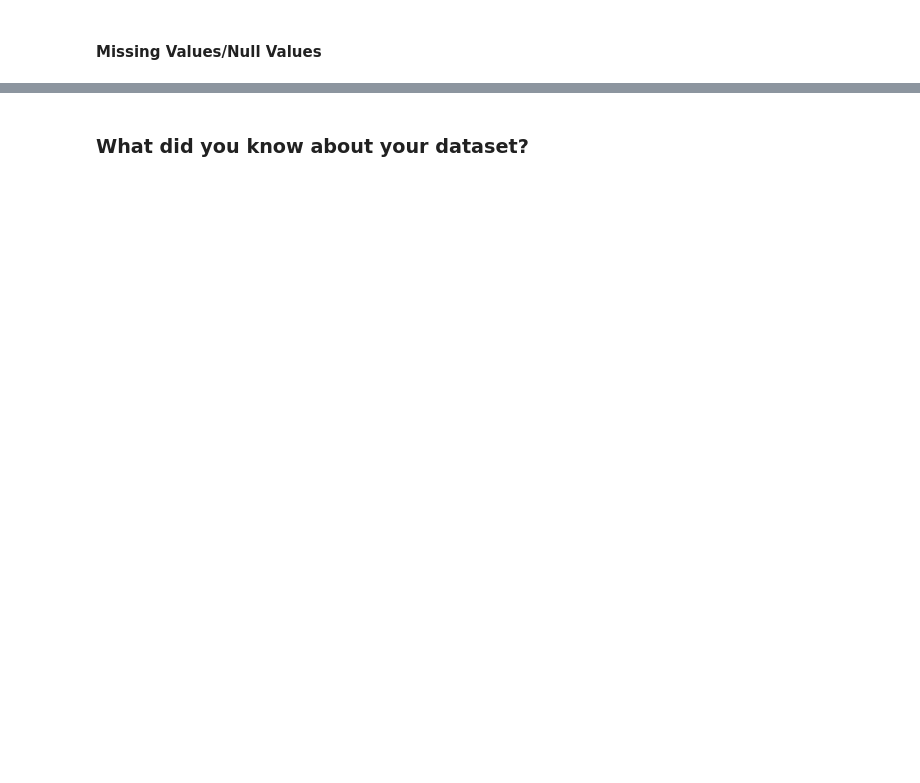
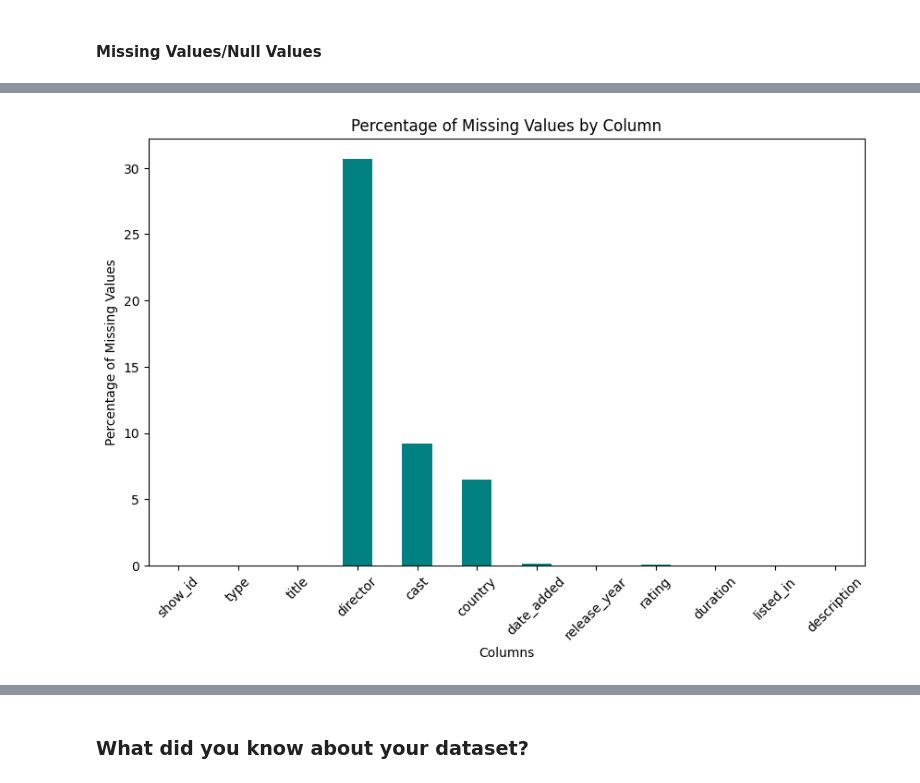
Before and after one commit to subhashsomarouthu/Netflix-Movies-and-TV-Shows-Clustering, a Jupyter notebook: Netflix_Movies_and_TV_Shows_Clustering.ipynb, the cells around one changed output, grey strips where cells are left out. Cells and saved outputs as stored; diff of their text form; code cells hidden in the pictures; blank space fills up the shorter version.

```diff
--- a/Netflix_Movies_and_TV_Shows_Clustering.ipynb
+++ b/Netflix_Movies_and_TV_Shows_Clustering.ipynb
@@ -88,3 +237,5 @@ M - Multivariate Analysis
+# %%
+df = pd.read_csv('/content/drive/MyDrive/Colab Notebooks/capstone_project/capstone_4_clustering/NETFLIX MOVIES AND TV SHOWS CLUSTERING.csv')
 # %% [markdown]
 ### Dataset First View
 # %%
@@ -109,0 +318,14 @@ M - Multivariate Analysis
+# %%
+missing_percentage = df.isnull().sum() / len(df) * 100
+
+# Create a bar plot to visualize the missing values
+plt.figure(figsize=(10, 6))
+missing_percentage.plot(kind='bar', color='teal')
+
+plt.title('Percentage of Missing Values by Column')
+plt.xlabel('Columns')
+plt.ylabel('Percentage of Missing Values')
+plt.xticks(rotation=45)
+plt.show()
+# %% [output]
+[figure, added]
```
Also changed, not shown: parts of 172 cells of this notebook.
